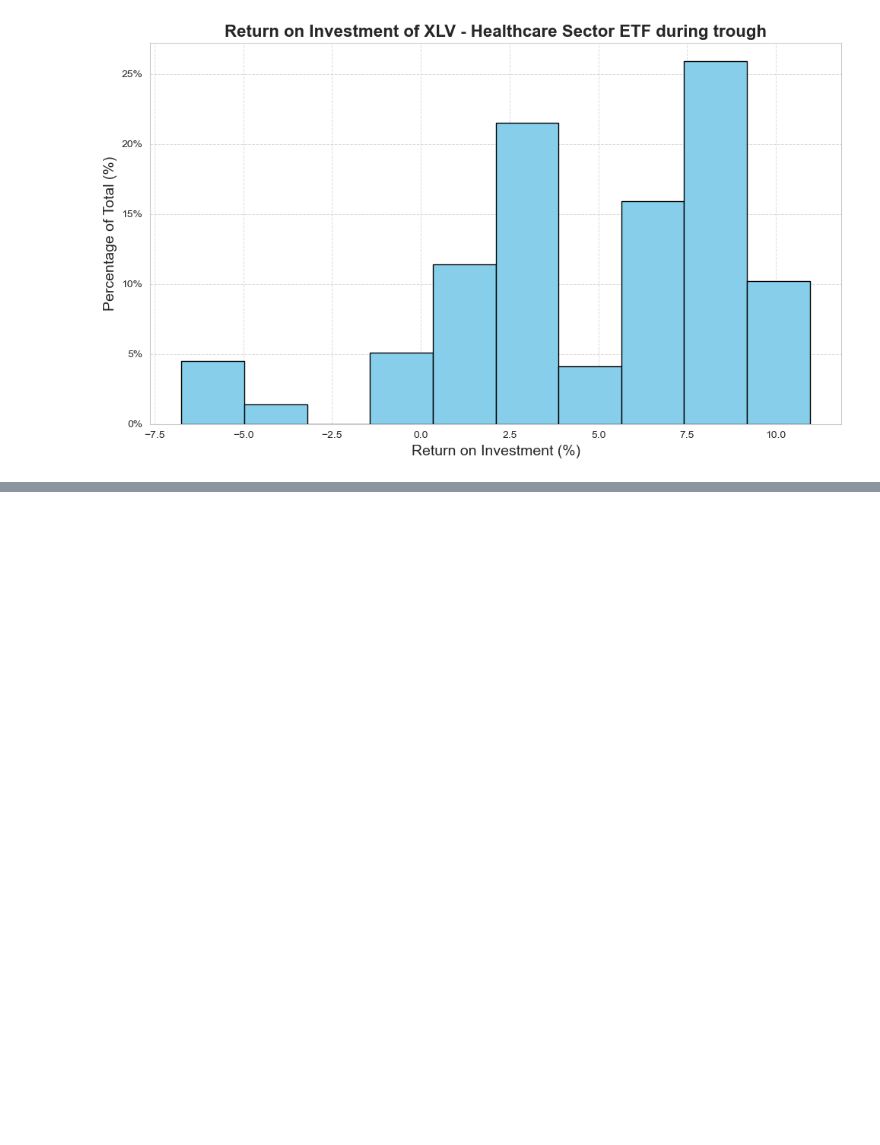
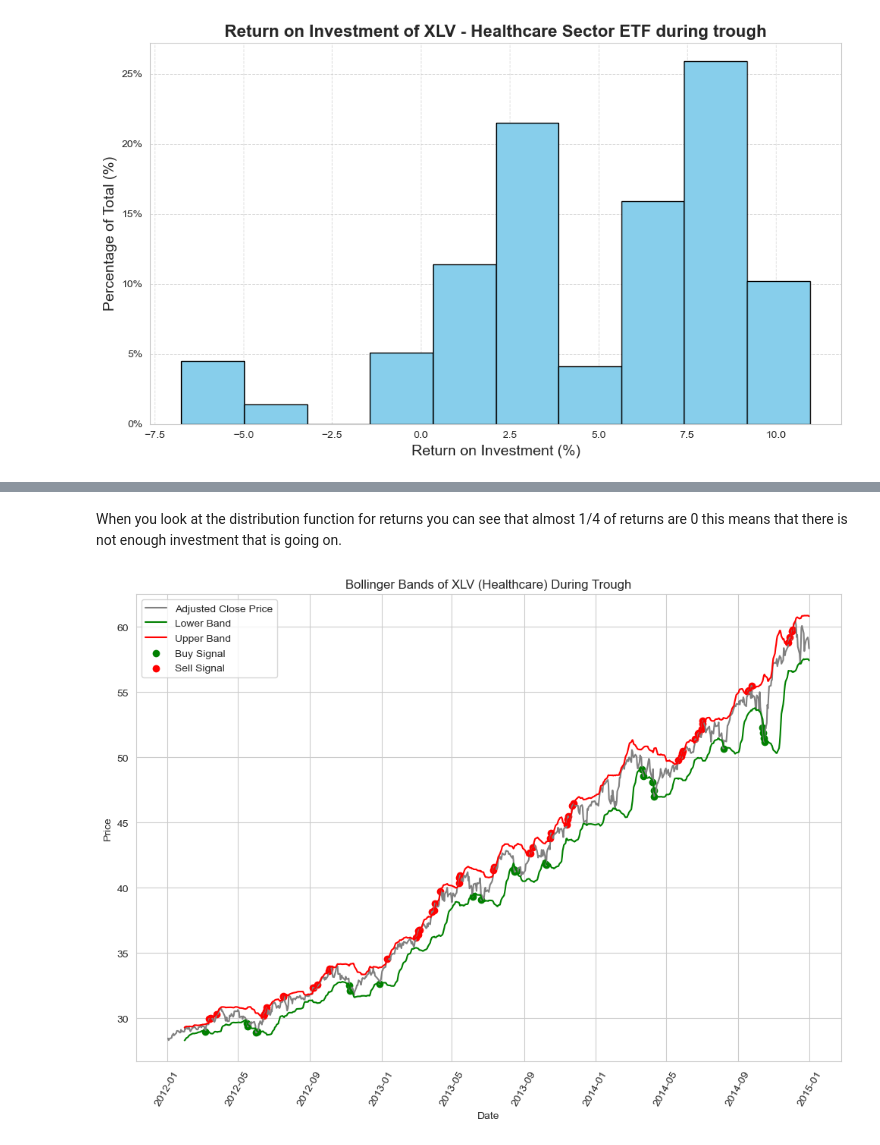
Before and after one commit to bennicholson2/Enhancing-Technical-Analysis-with-Data-Science, a Jupyter notebook: Technical Analysis/bollinger_bands.ipynb, the cells around one changed output, grey strips where cells are left out. Cells and saved outputs as stored; diff of their text form; code cells hidden in the pictures; blank space fills up the shorter version.

```diff
--- a/Technical Analysis/bollinger_bands.ipynb
+++ b/Technical Analysis/bollinger_bands.ipynb
@@ -969,0 +796,7 @@ Overall the bollinger bands perform better during times of troughs and contracti
+# %% [markdown]
+When you look at the distribution function for returns you can see that almost 1/4 of returns are 0 this means that there is not enough investment that is going on.
+# %%
+# show the same example but with bollinger bands plotted for XLV during trough
+plot_with_boll_bands(sector_etf_data['expansion']['XLV'],'Bollinger Bands of XLV (Healthcare) During Trough')
+# %% [output]
+[figure, added]
```
Also changed, not shown: parts of 51 cells of this notebook.
